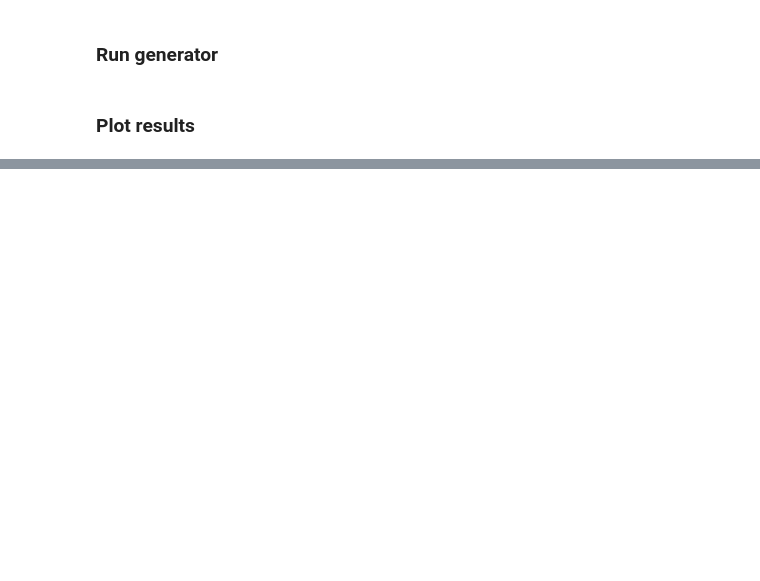
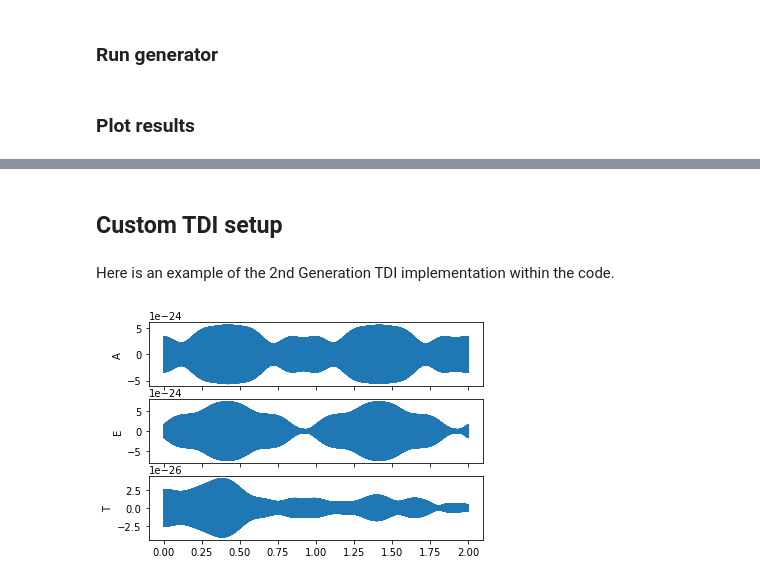
Before and after one commit to mikekatz04/lisa-on-gpu, a Jupyter notebook: docs/doctrees/nbsphinx/fast_LISA_response_tutorial.ipynb, the cells around one changed output, grey strips where cells are left out. Saved outputs shown, nothing was run; the diff lists cells and outputs as text; code cells hidden in the pictures; blank space fills up the shorter version.

```diff
--- a/docs/doctrees/nbsphinx/fast_LISA_response_tutorial.ipynb
+++ b/docs/doctrees/nbsphinx/fast_LISA_response_tutorial.ipynb
@@ -109,0 +232,60 @@ for i, lab in enumerate(["X", "Y", "Z"]):
+# %% [markdown]
+## Custom TDI setup
+# %% [markdown]
+Here is an example of the 2nd Generation TDI implementation within the code.
+# %%
+tdi_combinations = [
+    {"link": 13, "links_for_delay": [], "sign": 1},
+    {"link": 31, "links_for_delay": [21], "sign": 1},
+    {"link": 12, "links_for_delay": [21, 23], "sign": 1},
+    {"link": 21, "links_for_delay": [21, 23, 31], "sign": 1},
+    {"link": 12, "links_for_delay": [21, 23, 31, 32], "sign": 1},
+    {"link": 21, "links_for_delay": [21, 23, 31, 32, 31], "sign": 1},
+    {"link": 13, "links_for_delay": [21, 23, 31, 32, 31, 32], "sign": 1},
+    {
+        "link": 31,
+        "links_for_delay": [21, 23, 31, 32, 31, 32, 21],
+        "sign": 1,
+    },
+    {"link": 12, "links_for_delay": [], "sign": -1},
+    {"link": 21, "links_for_delay": [31], "sign": -1},
+    {"link": 13, "links_for_delay": [31, 32], "sign": -1},
+    {"link": 31, "links_for_delay": [31, 32, 21], "sign": -1},
+    {"link": 13, "links_for_delay": [31, 32, 21, 23], "sign": -1},
+    {"link": 31, "links_for_delay": [31, 32, 21, 23, 21], "sign": -1},
+    {"link": 12, "links_for_delay": [31, 32, 21, 23, 21, 23], "sign": -1},
+    {
+        "link": 21,
+        "links_for_delay": [31, 32, 21, 23, 21, 23, 31],
+        "sign": -1,
+    },
+]
+
+tdi_kwargs_custom = dict(
+    orbit_kwargs=orbit_kwargs_esa, order=order, tdi=tdi_combinations, tdi_chan="AET",
+)
+
+gb_lisa_custom = ResponseWrapper(
+    gb,
+    T,
+    t0,
+    dt,
+    index_lambda,
+    index_beta,
+    flip_hx=False,  # set to True if waveform is h+ - ihx
+    use_gpu=use_gpu,
+    remove_sky_coords=True,  # True if the waveform generator does not take sky coordinates
+    is_ecliptic_latitude=True,  # False if using polar angle (theta)
+    remove_garbage=True,  # removes the beginning of the signal that has bad information
+    **tdi_kwargs_custom,
+)
+
+chans = gb_lisa_esa(A, f, fdot, iota, phi0, psi, lam, beta)
+
+fig, ax = plt.subplots(3, 1, sharex=True)
+
+for i, lab in enumerate(["A", "E", "T"]):
+    ax[i].plot(np.arange(len(chans[0])) * dt / YRSID_SI, chans[i])
+    ax[i].set_ylabel(lab)
+# %% [output]
+[figure, added]
```
Also changed, not shown: parts of 21 cells of this notebook, 26 other files.
